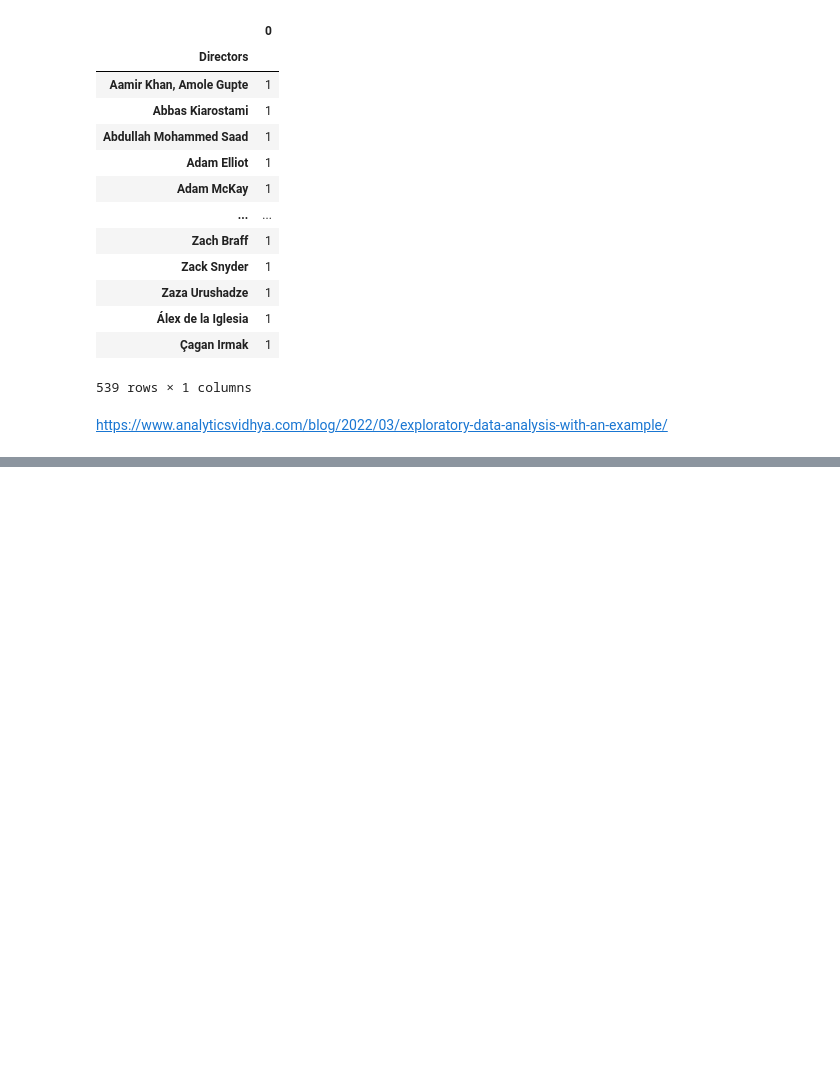
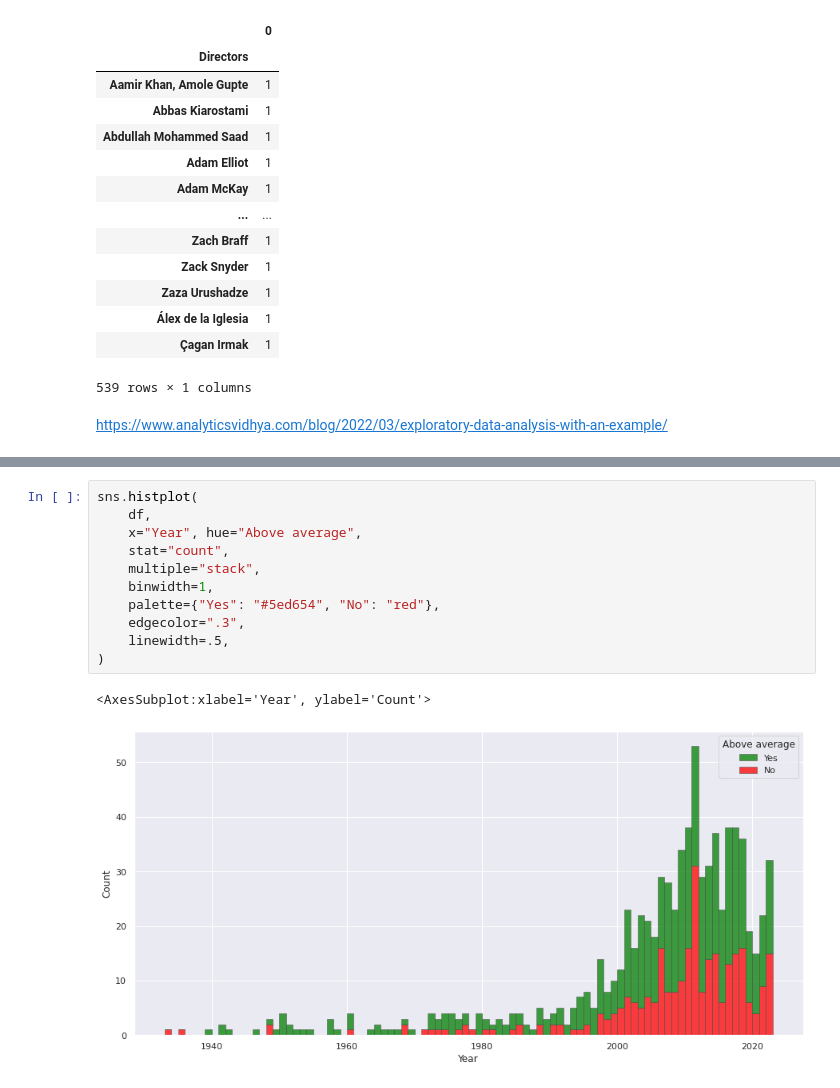
Before and after one commit to Siliam/data_science_artificial_intelligence, a Jupyter notebook: IMDB/IMDB.ipynb, the cells around one changed output, grey strips where cells are left out. Drawn from its saved outputs; the diff is of its cells as text; blank space fills up the shorter version.

Commit message:
adding Yearly stats

```diff
--- a/IMDB/IMDB.ipynb
+++ b/IMDB/IMDB.ipynb
@@ -248,0 +210,14 @@ sns.histplot(
+# %%
+sns.histplot(
+    df,
+    x="Year", hue="Above average",
+    stat="count",
+    multiple="stack",
+    binwidth=1,
+    palette={"Yes": "#5ed654", "No": "red"},
+    edgecolor=".3",
+    linewidth=.5,
+)
+# %% [output]
+<AxesSubplot:xlabel='Year', ylabel='Count'>
+[figure, added]
```
Also changed, not shown: parts of 48 cells of this notebook.
